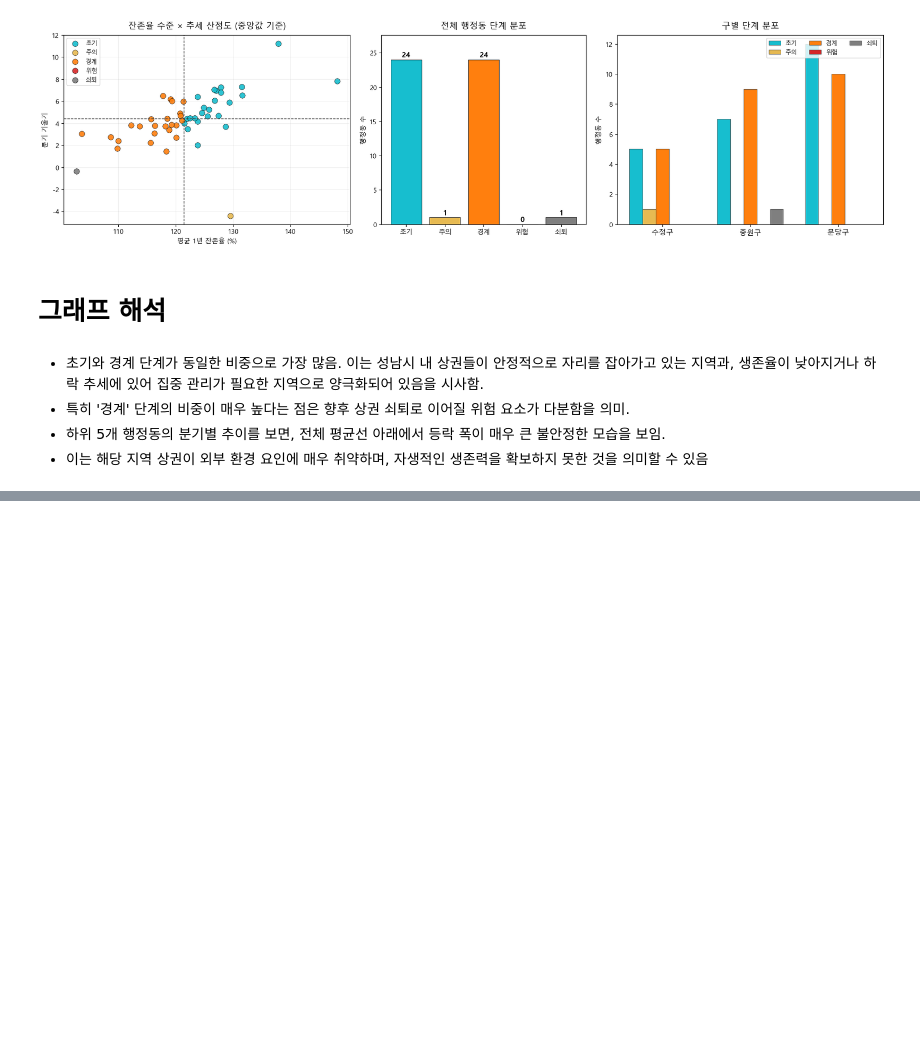
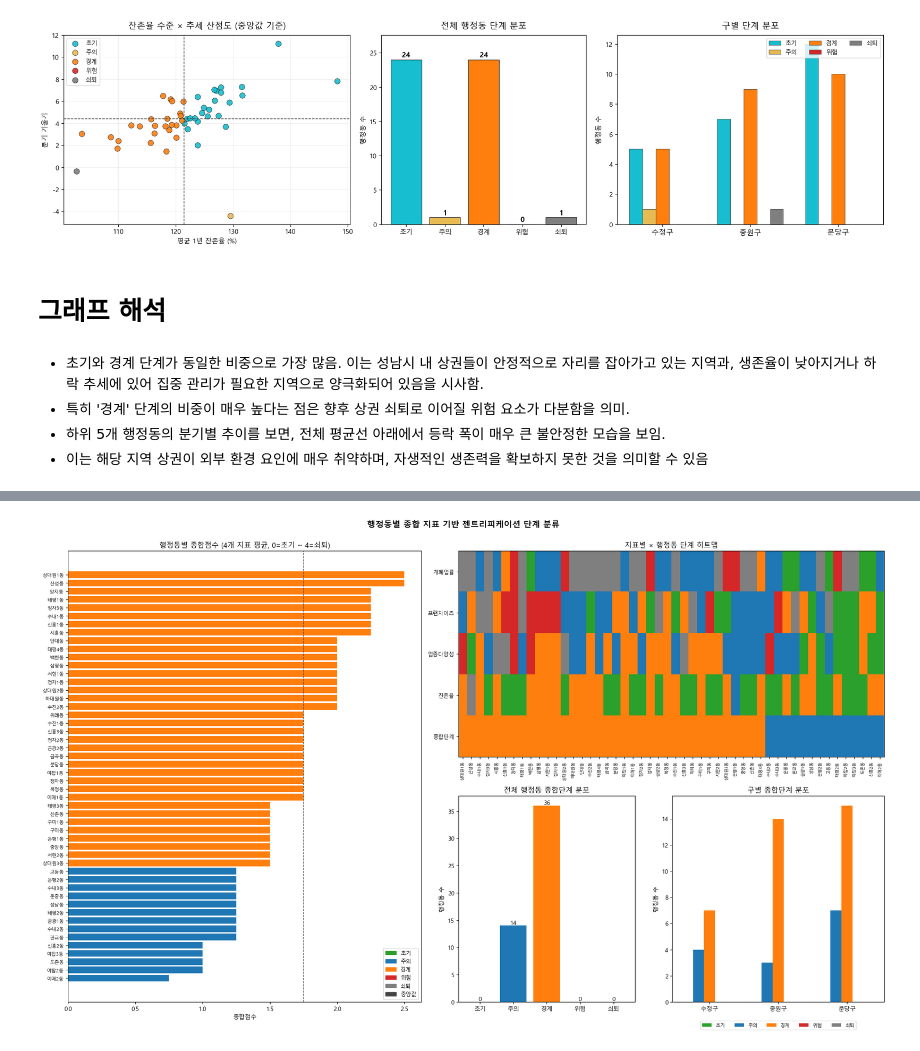
Before and after one commit to bulsajo1/final_project, a Jupyter notebook: Geunsu/EDA_가맹점.ipynb, the cells around one changed output, grey strips where cells are left out. Cells and saved outputs as stored; diff of their text form; code cells hidden in the pictures; blank space fills up the shorter version.

```diff
--- a/Geunsu/EDA_가맹점.ipynb
+++ b/Geunsu/EDA_가맹점.ipynb
@@ -1315,0 +1492,78 @@ plt.show()
+# %%
+import matplotlib.pyplot as plt
+from matplotlib.colors import ListedColormap, BoundaryNorm
+from matplotlib.patches import Patch
+import numpy as np
+
+stage_colors = {
+    "초기": "#2ca02c",
+    "주의": "#1f77b4",
+    "경계": "#ff7f0e",
+    "위험": "#d62728",
+    "쇠퇴": "#7f7f7f",
+}
+stage_order_all = ["초기", "주의", "경계", "위험", "쇠퇴"]
+
+fig = plt.figure(figsize=(20, 12))
+gs = fig.add_gridspec(2, 3, width_ratios=[2.0, 1.0, 1.2], height_ratios=[1, 1])
+
+# ── ① 좌측: 행정동별 종합점수 가로 막대 (종합단계 색상) ─────────
+ax_bar = fig.add_subplot(gs[:, 0])
+sorted_df = final_stage.sort_values("종합점수", ascending=True)
+bar_colors = sorted_df["종합단계"].map(stage_colors).fillna("#cccccc")
+ax_bar.barh(sorted_df["행정동명"], sorted_df["종합점수"], color=bar_colors.values)
+ax_bar.set_title("행정동별 종합점수 (4개 지표 평균, 0=초기 ~ 4=쇠퇴)", fontsize=12)
+ax_bar.set_xlabel("종합점수")
+ax_bar.axvline(final_stage["종합점수"].median(), color="#444", linestyle="--", linewidth=1, label="중앙값")
+legend_patches = [Patch(color=c, label=s) for s, c in stage_colors.items()]
+ax_bar.legend(handles=legend_patches + [Patch(color="#444", label="중앙값")],
+              fontsize=9, loc="lower right")
+ax_bar.tick_params(axis="y", labelsize=8)
+
+# ── ② 우상단: 지표 × 행정동 단계 히트맵 ──────────────────────────
+ax_hm = fig.add_subplot(gs[0, 1:])
+stage_cols_hm = ["개폐업률_단계", "프랜차이즈_단계", "업종다양성_단계", "잔존율_단계", "종합단계"]
+hm_df = final_stage.set_index("행정동명")[stage_cols_hm]
+score_to_int = {"초기": 0, "주의": 1, "경계": 2, "위험": 3, "쇠퇴": 4}
+hm_data = hm_df.apply(lambda col: col.map(lambda v: score_to_int.get(v, np.nan))).values
+cmap = ListedColormap([stage_colors[s] for s in stage_order_all])
+norm = BoundaryNorm(np.arange(-0.5, 5.5, 1), cmap.N)
+ax_hm.imshow(hm_data.T, aspect="auto", cmap=cmap, norm=norm)
+ax_hm.set_yticks(range(len(stage_cols_hm)))
+ax_hm.set_yticklabels([c.replace("_단계", "") for c in stage_cols_hm], fontsize=9)
+ax_hm.set_xticks(range(len(hm_df)))
+ax_hm.set_xticklabels(hm_df.index, rotation=90, fontsize=7)
+ax_hm.set_title("지표별 × 행정동 단계 히트맵", fontsize=12)
+
+# ── ③ 우하단-좌: 전체 종합단계 분포 ─────────────────────────────
+ax_tot = fig.add_subplot(gs[1, 1])
+counts_total = [int(final_stage["종합단계"].value_counts().get(s, 0)) for s in stage_order_all]
+ax_tot.bar(stage_order_all, counts_total, color=[stage_colors[s] for s in stage_order_all])
+for x, v in enumerate(counts_total):
+    ax_tot.text(x, v + 0.2, str(v), ha="center", fontsize=10)
+ax_tot.set_title("전체 행정동 종합단계 분포", fontsize=12)
+ax_tot.set_ylabel("행정동 수")
+
+# ── ④ 우하단-우: 구별 종합단계 분포 ─────────────────────────────
+ax_gu = fig.add_subplot(gs[1, 2])
+gus = ["수정구", "중원구", "분당구"]
+x = np.arange(len(gus))
+width = 0.16
+for i, s in enumerate(stage_order_all):
+    counts = [
+        final_stage[(final_stage["구명"] == g) & (final_stage["종합단계"] == s)].shape[0]
+        for g in gus
+    ]
+    ax_gu.bar(x + (i - 2) * width, counts, width, label=s, color=stage_colors[s])
+ax_gu.set_xticks(x)
+ax_gu.set_xticklabels(gus)
+ax_gu.set_title("구별 종합단계 분포", fontsize=12)
+ax_gu.set_ylabel("행정동 수")
+ax_gu.legend(fontsize=8, ncol=5, loc="upper center", bbox_to_anchor=(0.5, -0.08))
+
+plt.suptitle("행정동별 종합 지표 기반 젠트리피케이션 단계 분류",
+             fontsize=14, fontweight="bold", y=1.00)
+plt.tight_layout()
+plt.show()
+# %% [output]
+[figure, added]
```
Also changed, not shown: parts of 9 cells of this notebook.
